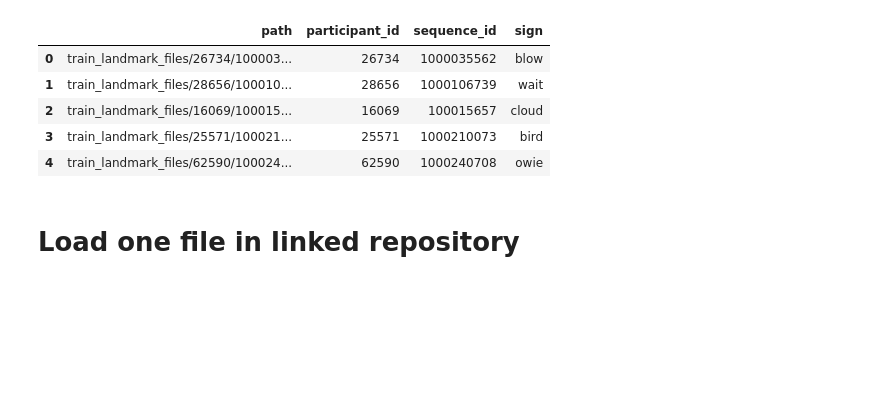
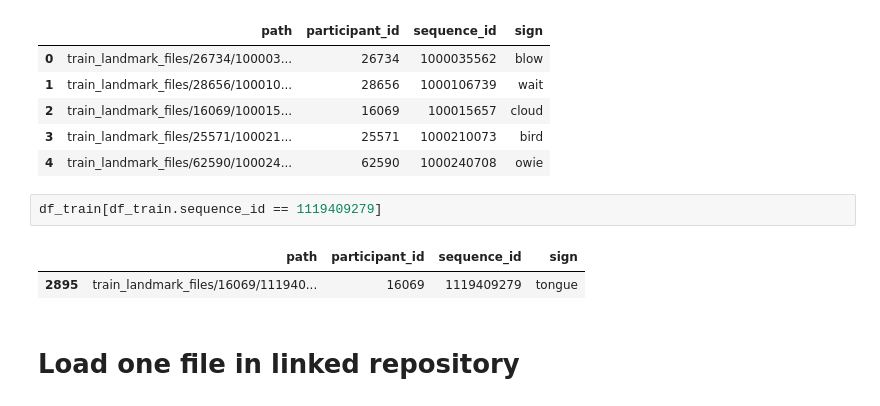
Before and after one commit to Strojove-uceni/23206-final-sign-language-recognition-in-video, a Jupyter notebook: data_preprocess.ipynb, the cells around one changed output. Drawn from its saved outputs; the diff is of its cells as text; blank space fills up the shorter version.

```diff
--- a/data_preprocess.ipynb
+++ b/data_preprocess.ipynb
@@ -32,6 +39,11 @@ df_train.head()
 | 2 | train_landmark_files/16069/100015... | 16069 | 100015657 | cloud |
 | 3 | train_landmark_files/25571/100021... | 25571 | 1000210073 | bird |
 | 4 | train_landmark_files/62590/100024... | 62590 | 1000240708 | owie |
+# %%
+df_train[df_train.sequence_id == 1119409279]
+# %% [output]
+|  | path | participant_id | sequence_id | sign |
+| 2895 | train_landmark_files/16069/111940... | 16069 | 1119409279 | tongue |
 # %% [markdown]
 # Load one file in linked repository
 # %%
```
Also changed, not shown: parts of 15 cells of this notebook.
